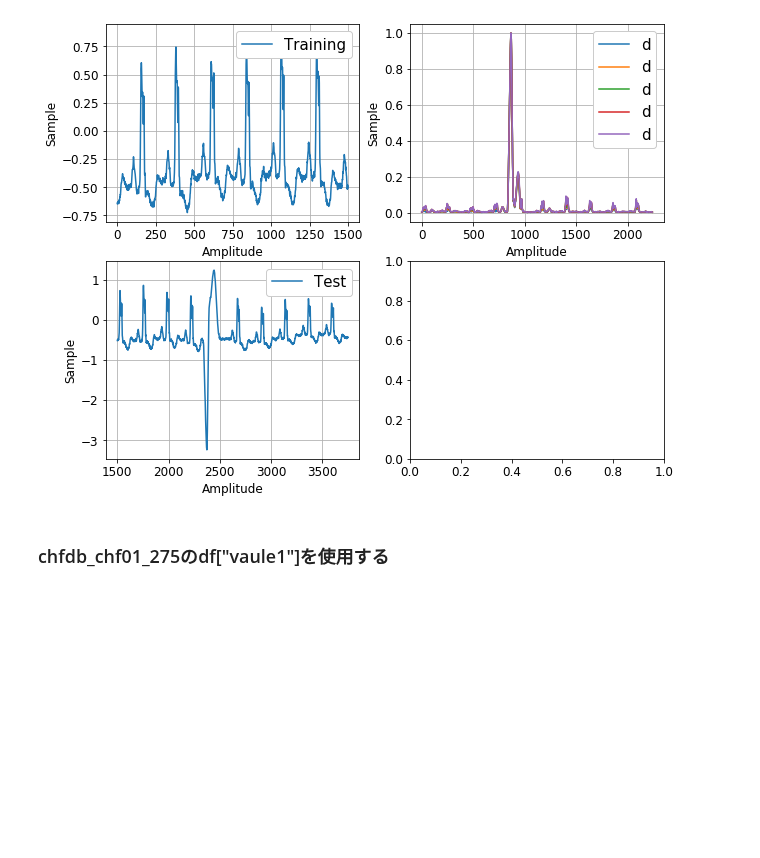
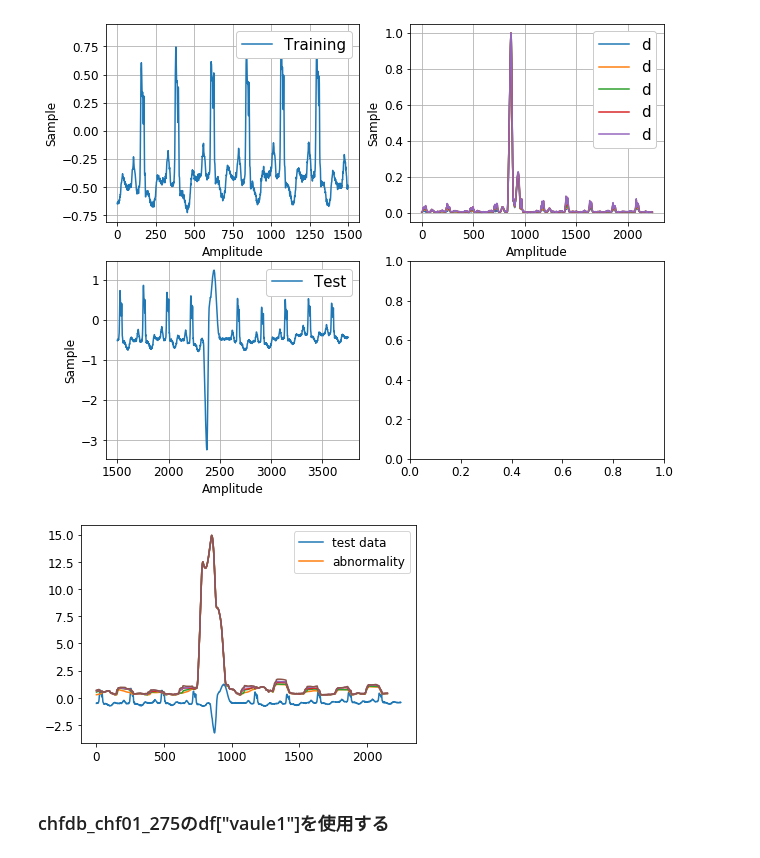
Before and after one commit to takaya-0808/MachineLearning, a Jupyter notebook: work/時系列データ分析/異常値検知/DetectOutlier.ipynb, the cells around one changed output. Drawn from its saved outputs; the diff is of its cells as text; code cells hidden in the pictures; blank space fills up the shorter version.

Commit message:
Add test abnormality

```diff
--- a/work/時系列データ分析/異常値検知/DetectOutlier.ipynb
+++ b/work/時系列データ分析/異常値検知/DetectOutlier.ipynb
@@ -234,15 +233,37 @@ from sklearn.cluster import KMeans
-# %%
-def OutDet2(data,win,k):
-
-    #訓練・検証データ
-    train_d = data[0:1800]
-    test_d = data[1801:len(data)]
-
-    #k近傍法でクラスタリング
-    neigh = NearestNeighbors(n_neighbors=k)
-    neigh.fit(train_d)
-
-def process(train,win):
+# %%
+def OutDet2(data,win,k):
+
+    #訓練・検証データ
+    train_d = data[0:1500]
+    test_d = data[1501:len(data)]
+
+    #データを窓幅
+    train_w = embed(train_d,win)
+    test_w = embed(test_d,win)
+
+    #k近傍法でクラスタリング
+    knn = NearestNeighbors(n_neighbors=k,algorithm='ball_tree',n_jobs=-1)
+    knn.fit(train_w)
+    distances, indices = knn.kneighbors(test_w)
+    plotdrow(test_d,distances)
+
+def embed(data, size):
+    window = np.empty((0, size))
+    for index in range(0, len(data)-size+1):
+        new_window = [data[i] for i in range(index, index+size)]
+        window = np.append(window, np.array([new_window]), axis=0)
+    return window
+
+
+def plotdrow(test,distances):
+    plt.plot(test)
+    plt.plot(distances)
+    plt.legend(["test data", "abnormality"])
+# %%
+w,k = 100,5
+OutDet2(list_1,w,k)
+# %% [output]
+[figure, added]
 # %% [markdown]
 ### chfdb_chf01_275のdf["vaule1"]を使用する
 # %% [markdown]
```
Also changed, not shown: parts of 2 cells of this notebook.
